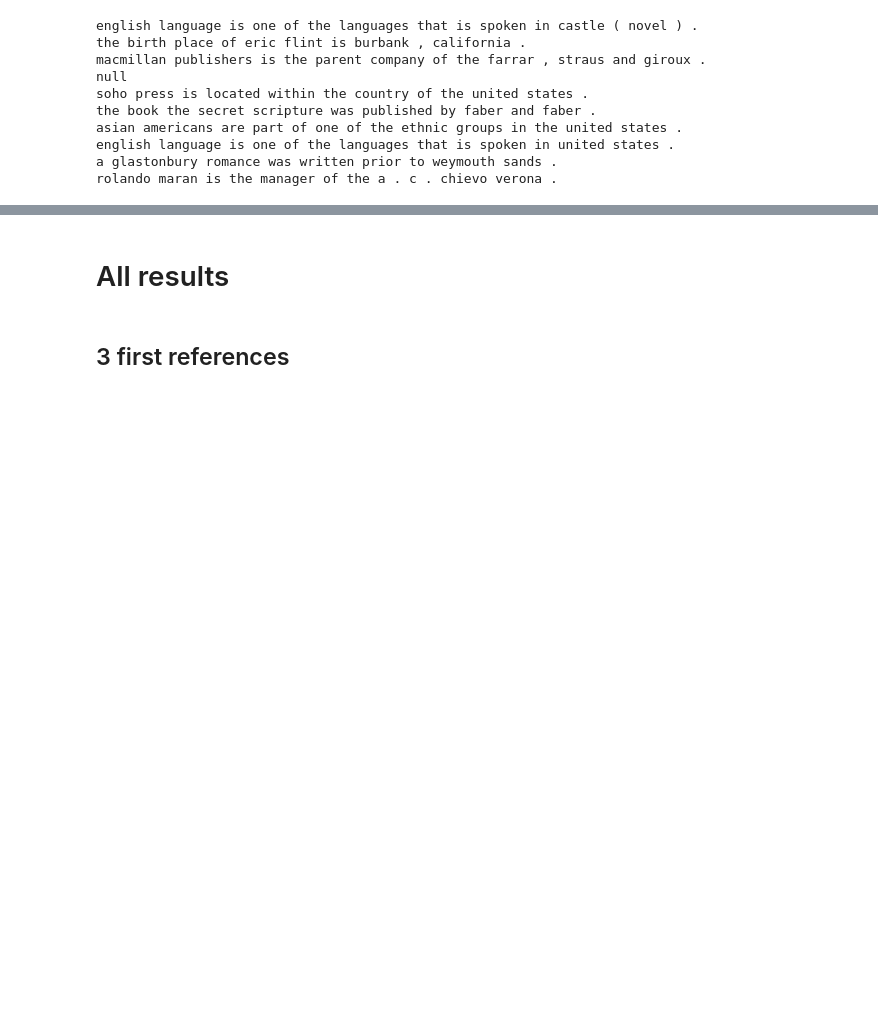
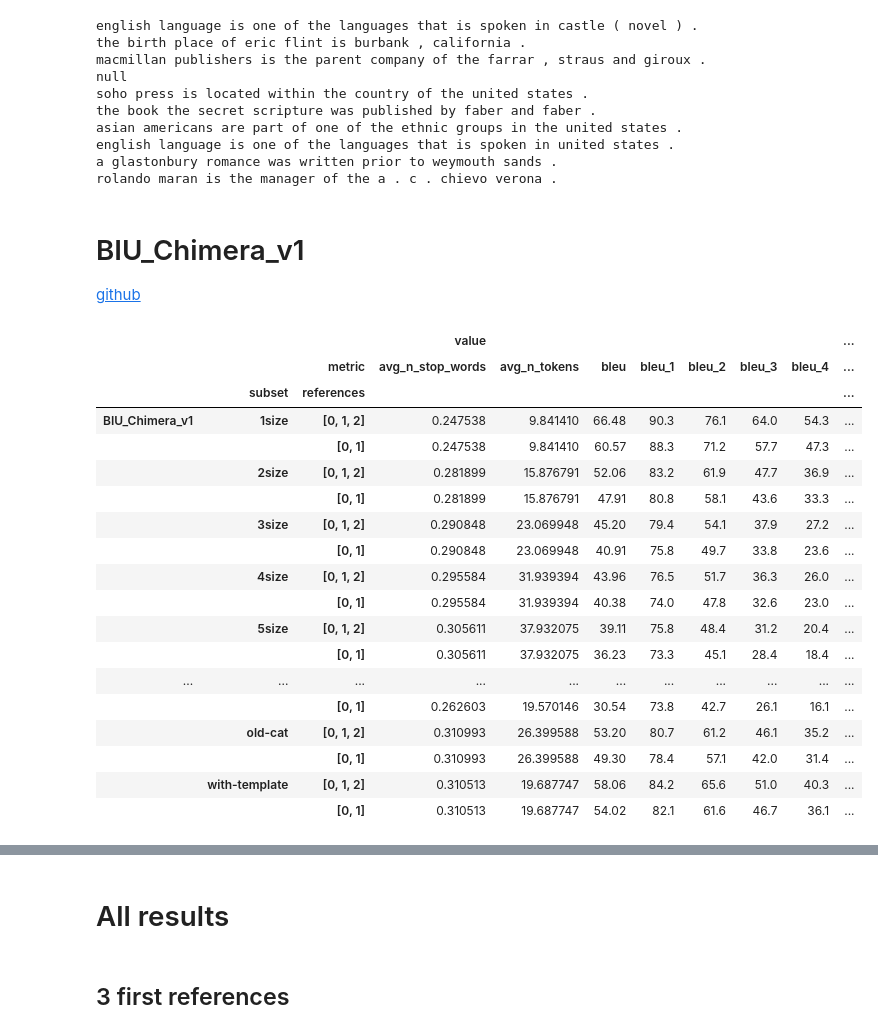
Before and after one commit to abevieiramota/masters, a Jupyter notebook: notebook/00 - Automatic evaluation.ipynb, the cells around one changed output, grey strips where cells are left out. Saved outputs shown, nothing was run; the diff lists cells and outputs as text; code cells hidden in the pictures; blank space fills up the shorter version.

```diff
--- a/notebook/00 - Automatic evaluation.ipynb
+++ b/notebook/00 - Automatic evaluation.ipynb
@@ -344,3 +398,29 @@ asian americans are part of one of the ethnic groups in the united states .
 english language is one of the languages that is spoken in united states .
 a glastonbury romance was written prior to weymouth sands .
 rolando maran is the manager of the a . c . chievo verona .
+# %% [markdown]
+# BIU_Chimera_v1
+
+<a href='https://github.com/AmitMY/chimera'>github</a>
+# %%
+df.loc[('BIU_Chimera_v1', slice(None), slice(None))].unstack()
+# %% [output]
+|  |  |  | value |  |  |  |  |  |  | ... |
+|  |  | metric | avg_n_stop_words | avg_n_tokens | bleu | bleu_1 | bleu_2 | bleu_3 | bleu_4 | ... |
+|  | subset | references |  |  |  |  |  |  |  | ... |
+| BIU_Chimera_v1 | 1size | [0, 1, 2] | 0.247538 | 9.841410 | 66.48 | 90.3 | 76.1 | 64.0 | 54.3 | ... |
+|  |  | [0, 1] | 0.247538 | 9.841410 | 60.57 | 88.3 | 71.2 | 57.7 | 47.3 | ... |
+|  | 2size | [0, 1, 2] | 0.281899 | 15.876791 | 52.06 | 83.2 | 61.9 | 47.7 | 36.9 | ... |
+|  |  | [0, 1] | 0.281899 | 15.876791 | 47.91 | 80.8 | 58.1 | 43.6 | 33.3 | ... |
+|  | 3size | [0, 1, 2] | 0.290848 | 23.069948 | 45.20 | 79.4 | 54.1 | 37.9 | 27.2 | ... |
+|  |  | [0, 1] | 0.290848 | 23.069948 | 40.91 | 75.8 | 49.7 | 33.8 | 23.6 | ... |
+|  | 4size | [0, 1, 2] | 0.295584 | 31.939394 | 43.96 | 76.5 | 51.7 | 36.3 | 26.0 | ... |
+|  |  | [0, 1] | 0.295584 | 31.939394 | 40.38 | 74.0 | 47.8 | 32.6 | 23.0 | ... |
+|  | 5size | [0, 1, 2] | 0.305611 | 37.932075 | 39.11 | 75.8 | 48.4 | 31.2 | 20.4 | ... |
+|  |  | [0, 1] | 0.305611 | 37.932075 | 36.23 | 73.3 | 45.1 | 28.4 | 18.4 | ... |
+| ... | ... | ... | ... | ... | ... | ... | ... | ... | ... | ... |
+|  |  | [0, 1] | 0.262603 | 19.570146 | 30.54 | 73.8 | 42.7 | 26.1 | 16.1 | ... |
+|  | old-cat | [0, 1, 2] | 0.310993 | 26.399588 | 53.20 | 80.7 | 61.2 | 46.1 | 35.2 | ... |
+|  |  | [0, 1] | 0.310993 | 26.399588 | 49.30 | 78.4 | 57.1 | 42.0 | 31.4 | ... |
+|  | with-template | [0, 1, 2] | 0.310513 | 19.687747 | 58.06 | 84.2 | 65.6 | 51.0 | 40.3 | ... |
+|  |  | [0, 1] | 0.310513 | 19.687747 | 54.02 | 82.1 | 61.6 | 46.7 | 36.1 | ... |
```
Also changed, not shown: parts of 18 cells of this notebook.
